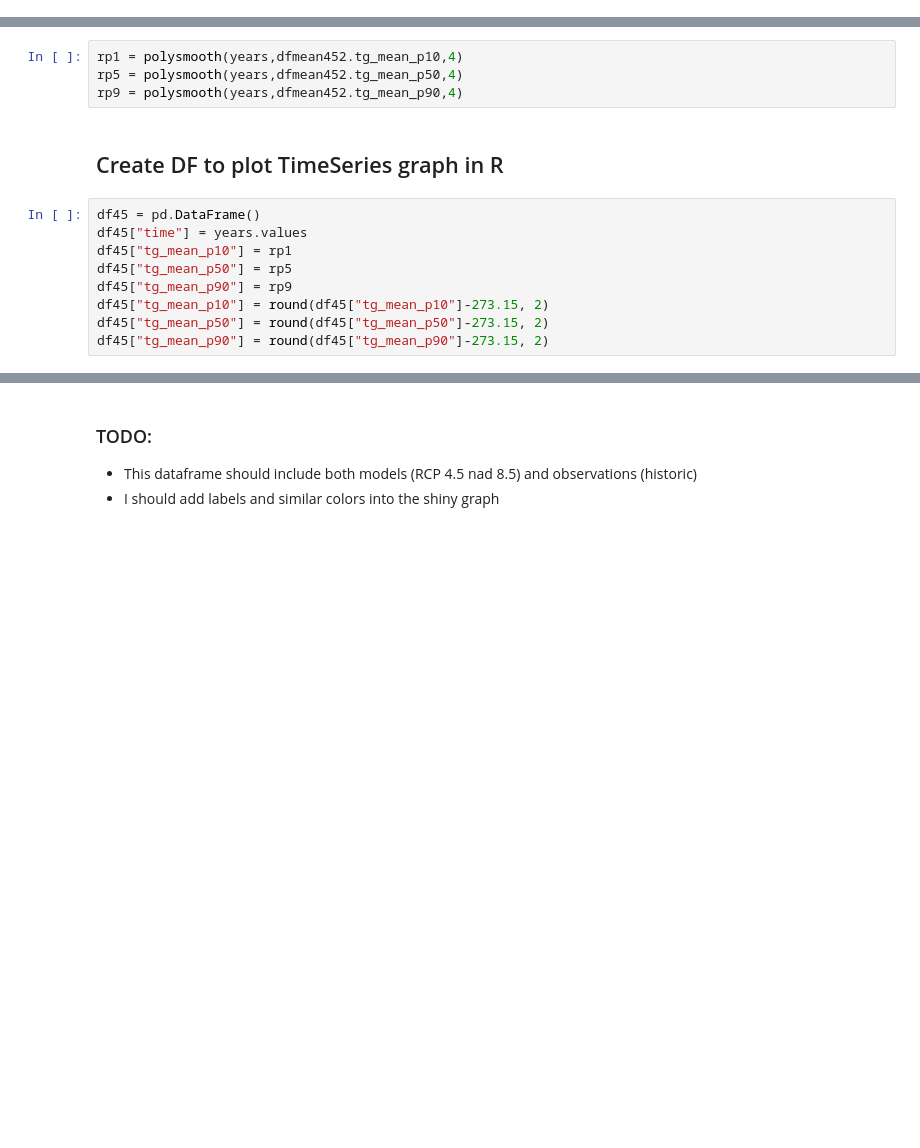
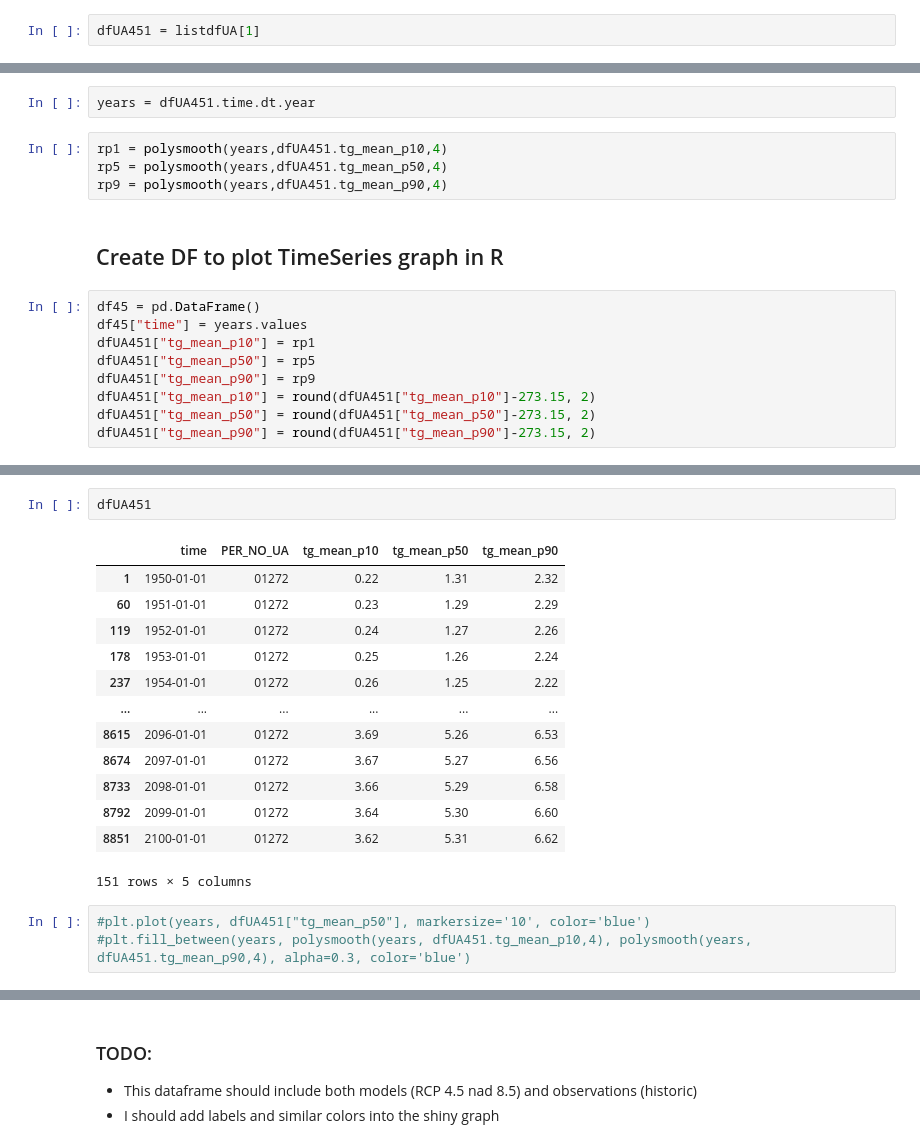
Before and after one commit to Ouranosinc/PortraitsClimMFFP, a Jupyter notebook: Data Processing Jupyter Notebooks/DF for Figure in R Temperature annual all regions.ipynb, the cells around one changed output, grey strips where cells are left out. Cells and saved outputs as stored; diff of their text form; blank space fills up the shorter version.

```diff
--- a/Data Processing Jupyter Notebooks/DF for Figure in R Temperature annual all regions.ipynb
+++ b/Data Processing Jupyter Notebooks/DF for Figure in R Temperature annual all regions.ipynb
@@ -195,3 +305,5 @@ dfmean452
+# %%
+dfUA451 = listdfUA[1]
 # %% [markdown]
 ## 4th degre polynomium
 # %%
@@ -222,15 +313,17 @@ df452
+# %%
+years = dfUA451.time.dt.year
 # %%
-rp1 = polysmooth(years,dfmean452.tg_mean_p10,4)
-rp5 = polysmooth(years,dfmean452.tg_mean_p50,4)
-rp9 = polysmooth(years,dfmean452.tg_mean_p90,4)
+rp1 = polysmooth(years,dfUA451.tg_mean_p10,4)
+rp5 = polysmooth(years,dfUA451.tg_mean_p50,4)
+rp9 = polysmooth(years,dfUA451.tg_mean_p90,4)
 # %% [markdown]
 ## Create DF to plot TimeSeries graph in R
 # %%
 df45 = pd.DataFrame()
 df45["time"] = years.values
-df45["tg_mean_p10"] = rp1
-df45["tg_mean_p50"] = rp5
-df45["tg_mean_p90"] = rp9
-df45["tg_mean_p10"] = round(df45["tg_mean_p10"]-273.15, 2)
-df45["tg_mean_p50"] = round(df45["tg_mean_p50"]-273.15, 2)
-df45["tg_mean_p90"] = round(df45["tg_mean_p90"]-273.15, 2)
+dfUA451["tg_mean_p10"] = rp1
+dfUA451["tg_mean_p50"] = rp5
+dfUA451["tg_mean_p90"] = rp9
+dfUA451["tg_mean_p10"] = round(dfUA451["tg_mean_p10"]-273.15, 2)
+dfUA451["tg_mean_p50"] = round(dfUA451["tg_mean_p50"]-273.15, 2)
+dfUA451["tg_mean_p90"] = round(dfUA451["tg_mean_p90"]-273.15, 2)
@@ -236,0 +348,19 @@ df45["tg_mean_p90"] = round(df45["tg_mean_p90"]-273.15, 2)
+# %%
+dfUA451
+# %% [output]
+|  | time | PER_NO_UA | tg_mean_p10 | tg_mean_p50 | tg_mean_p90 |
+| 1 | 1950-01-01 | 01272 | 0.22 | 1.31 | 2.32 |
+| 60 | 1951-01-01 | 01272 | 0.23 | 1.29 | 2.29 |
+| 119 | 1952-01-01 | 01272 | 0.24 | 1.27 | 2.26 |
+| 178 | 1953-01-01 | 01272 | 0.25 | 1.26 | 2.24 |
+| 237 | 1954-01-01 | 01272 | 0.26 | 1.25 | 2.22 |
+| ... | ... | ... | ... | ... | ... |
+| 8615 | 2096-01-01 | 01272 | 3.69 | 5.26 | 6.53 |
+| 8674 | 2097-01-01 | 01272 | 3.67 | 5.27 | 6.56 |
+| 8733 | 2098-01-01 | 01272 | 3.66 | 5.29 | 6.58 |
+| 8792 | 2099-01-01 | 01272 | 3.64 | 5.30 | 6.60 |
+| 8851 | 2100-01-01 | 01272 | 3.62 | 5.31 | 6.62 |
+151 rows × 5 columns
+# %%
+#plt.plot(years, dfUA451["tg_mean_p50"], markersize='10', color='blue')
+#plt.fill_between(years, polysmooth(years, dfUA451.tg_mean_p10,4), polysmooth(years, dfUA451.tg_mean_p90,4), alpha=0.3, color='blue')
```
Also changed, not shown: parts of 36 cells of this notebook.
